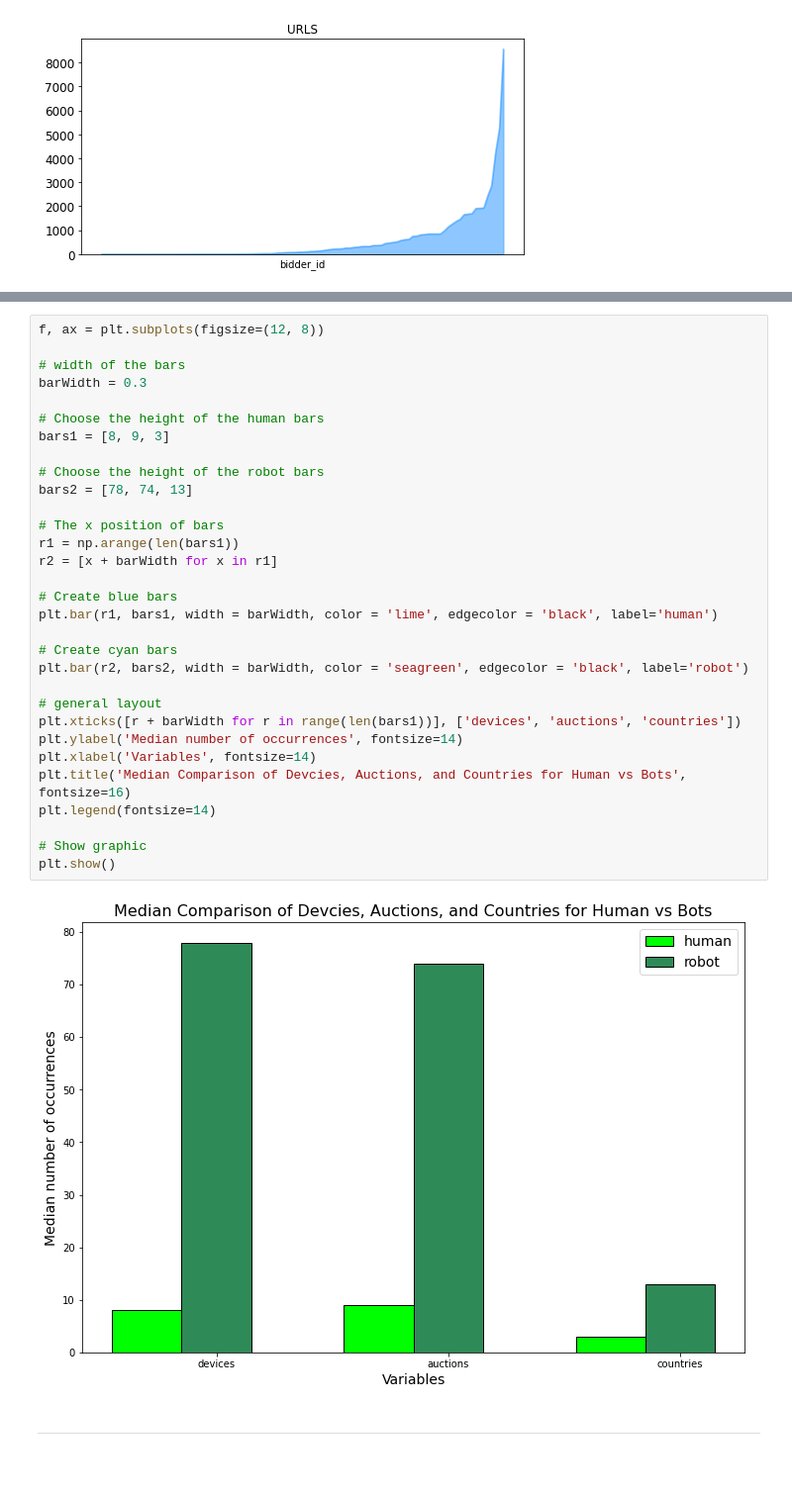
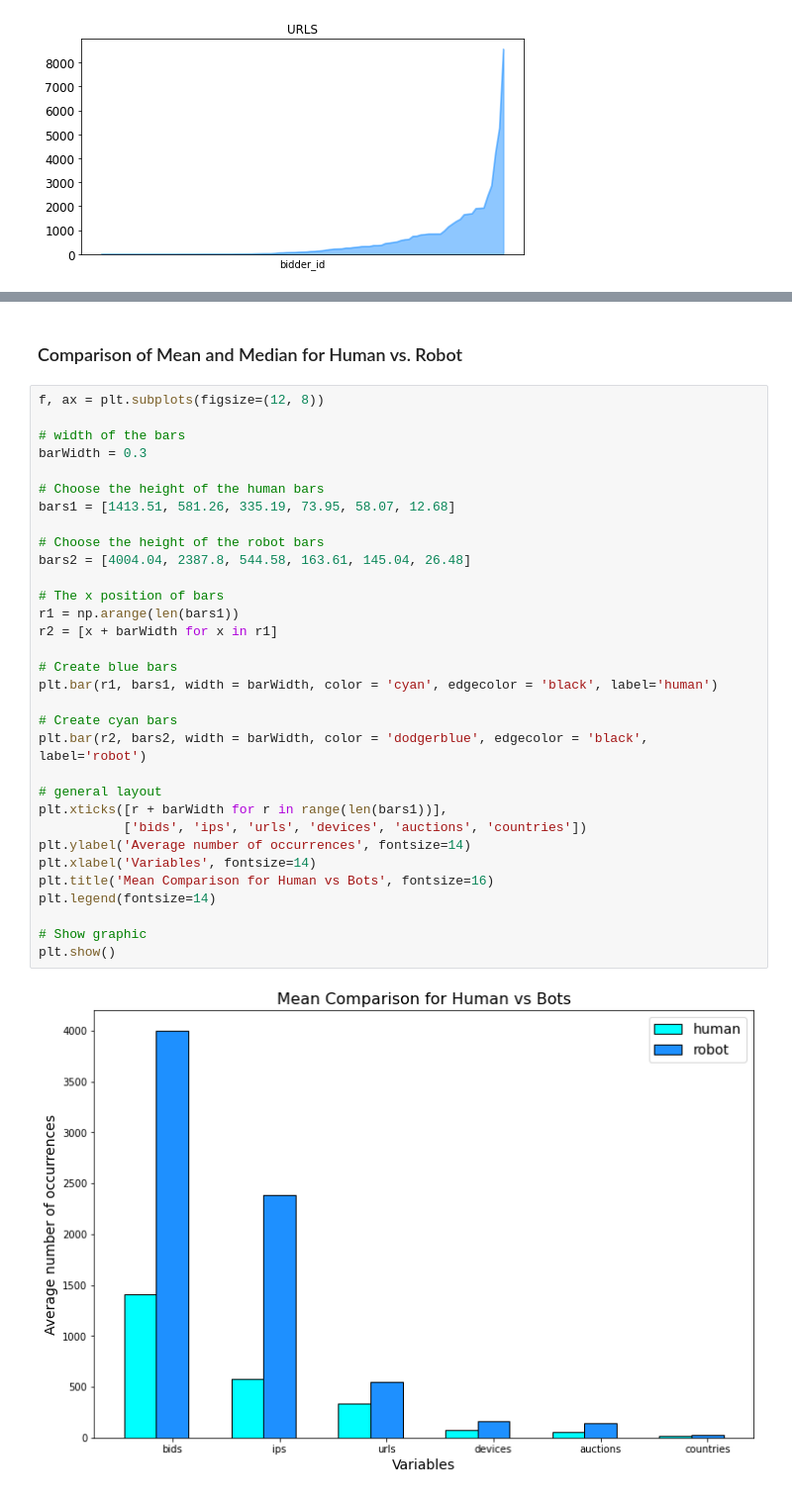
Before and after one commit to gabriellewald/auction-fraud-detection, a Jupyter notebook: notebooks/2_exploratory_data_analysis.ipynb, the cells around one changed output, grey strips where cells are left out. Shown at 99% size. Saved outputs shown, nothing was run; the diff lists cells and outputs as text; blank space fills up the shorter version.

```diff
--- a/notebooks/2_exploratory_data_analysis.ipynb
+++ b/notebooks/2_exploratory_data_analysis.ipynb
@@ -693,35 +592,36 @@ plt.show()
-# %%
-f, ax = plt.subplots(figsize=(12, 8))
-
-# width of the bars
-barWidth = 0.3
-
-# Choose the height of the human bars
-bars1 = [8, 9, 3]
-
-# Choose the height of the robot bars
-bars2 = [78, 74, 13]
-
-# The x position of bars
-r1 = np.arange(len(bars1))
-r2 = [x + barWidth for x in r1]
-
-# Create blue bars
-plt.bar(r1, bars1, width = barWidth, color = 'lime', edgecolor = 'black', label='human')
-
-# Create cyan bars
-plt.bar(r2, bars2, width = barWidth, color = 'seagreen', edgecolor = 'black', label='robot')
-
-# general layout
-plt.xticks([r + barWidth for r in range(len(bars1))], ['devices', 'auctions', 'countries'])
-plt.ylabel('Median number of occurrences', fontsize=14)
-plt.xlabel('Variables', fontsize=14)
-plt.title('Median Comparison of Devcies, Auctions, and Countries for Human vs Bots', fontsize=16)
-plt.legend(fontsize=14)
-
-# Show graphic
-plt.show()
-# %% [output]
-[figure, removed]
-# %% [markdown]
--------
+# %% [markdown]
+### Comparison of Mean and Median for Human vs. Robot
+# %%
+f, ax = plt.subplots(figsize=(12, 8))
+
+# width of the bars
+barWidth = 0.3
+
+# Choose the height of the human bars
+bars1 = [1413.51, 581.26, 335.19, 73.95, 58.07, 12.68]
+
+# Choose the height of the robot bars
+bars2 = [4004.04, 2387.8, 544.58, 163.61, 145.04, 26.48]
+
+# The x position of bars
+r1 = np.arange(len(bars1))
+r2 = [x + barWidth for x in r1]
+
+# Create blue bars
+plt.bar(r1, bars1, width = barWidth, color = 'cyan', edgecolor = 'black', label='human')
+
+# Create cyan bars
+plt.bar(r2, bars2, width = barWidth, color = 'dodgerblue', edgecolor = 'black', label='robot')
+
+# general layout
+plt.xticks([r + barWidth for r in range(len(bars1))],
+           ['bids', 'ips', 'urls', 'devices', 'auctions', 'countries'])
+plt.ylabel('Average number of occurrences', fontsize=14)
+plt.xlabel('Variables', fontsize=14)
+plt.title('Mean Comparison for Human vs Bots', fontsize=16)
+plt.legend(fontsize=14)
+
+# Show graphic
+plt.show()
+# %% [output]
+[figure, added]
```
Also changed, not shown: parts of 8 cells of this notebook, 1 other file.
